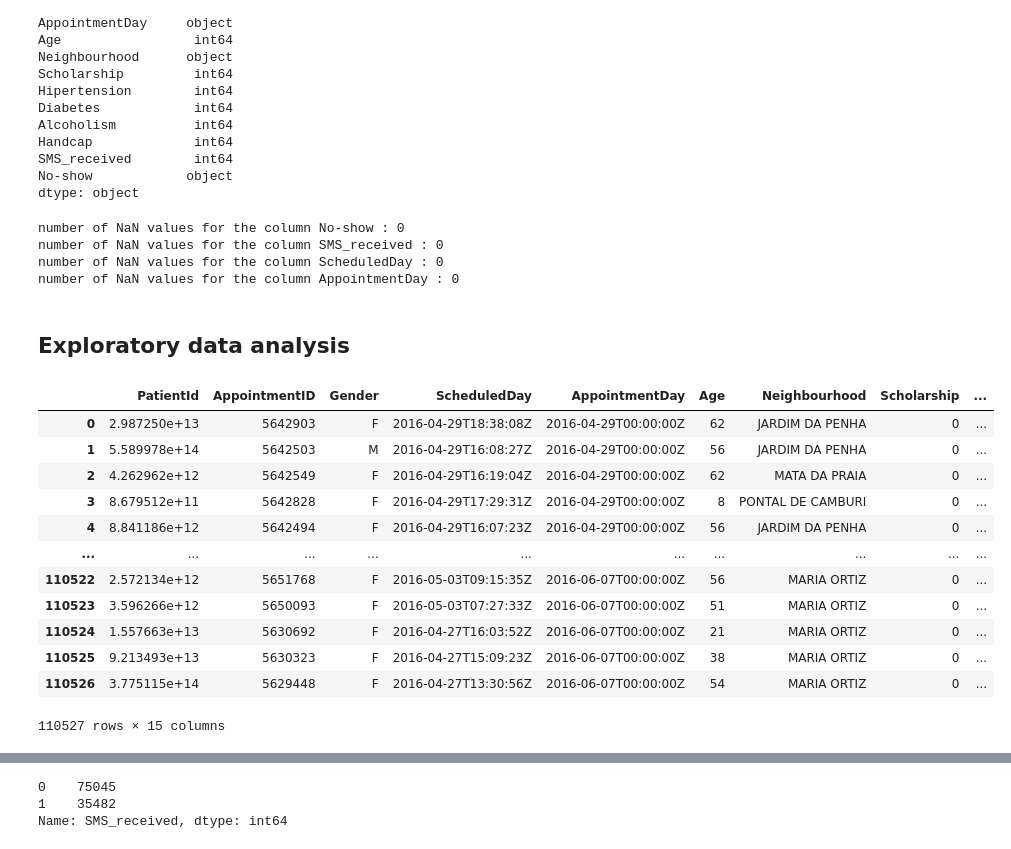
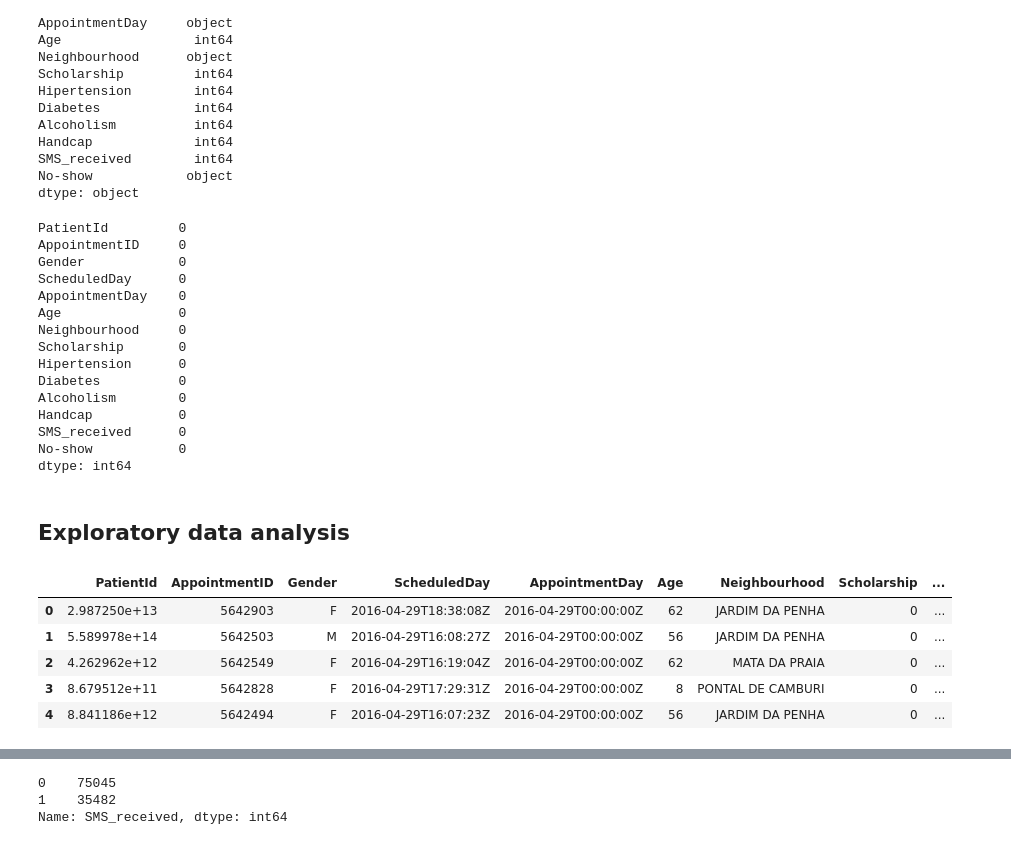
Before and after one commit to vy-phung/Data-analysis, a Jupyter notebook: No_Show_Medical_Appointment.ipynb, the cells around one changed output, grey strips where cells are left out. Saved outputs shown, nothing was run; the diff lists cells and outputs as text; code cells hidden in the pictures.

```diff
--- a/No_Show_Medical_Appointment.ipynb
+++ b/No_Show_Medical_Appointment.ipynb
@@ -85,40 +97,41 @@ Handcap             int64
 SMS_received        int64
 No-show            object
 dtype: object
-# %%
-print("number of NaN values for the column No-show :", noshow['No-show'].isnull().sum())
-print("number of NaN values for the column SMS_received :", noshow['SMS_received'].isnull().sum())
-print("number of NaN values for the column ScheduledDay :", noshow['ScheduledDay'].isnull().sum())
-print("number of NaN values for the column AppointmentDay :", noshow['AppointmentDay'].isnull().sum())
-# %% [output]
-number of NaN values for the column No-show : 0
-number of NaN values for the column SMS_received : 0
-number of NaN values for the column ScheduledDay : 0
-number of NaN values for the column AppointmentDay : 0
+# %%
+print(noshow.isnull().sum())
+# %% [output]
+PatientId         0
+AppointmentID     0
+Gender            0
+ScheduledDay      0
+AppointmentDay    0
+Age               0
+Neighbourhood     0
+Scholarship       0
+Hipertension      0
+Diabetes          0
+Alcoholism        0
+Handcap           0
+SMS_received      0
+No-show           0
+dtype: int64
 # %% [markdown]
 ## **Exploratory data analysis**
 # %%
 no_show = []
 for term in noshow['No-show']:
   if term == 'No':
     no_show.append('0')
   elif term == 'Yes':
     no_show.append('1')
 df = pd.Series(no_show, name='noshow')
 noshow = pd.concat([noshow, df], axis=1)
-noshow
+noshow.head()
 # %% [output]
 |  | PatientId | AppointmentID | Gender | ScheduledDay | AppointmentDay | Age | Neighbourhood | Scholarship | ... |
 | 0 | 2.987250e+13 | 5642903 | F | 2016-04-29T18:38:08Z | 2016-04-29T00:00:00Z | 62 | JARDIM DA PENHA | 0 | ... |
 | 1 | 5.589978e+14 | 5642503 | M | 2016-04-29T16:08:27Z | 2016-04-29T00:00:00Z | 56 | JARDIM DA PENHA | 0 | ... |
 | 2 | 4.262962e+12 | 5642549 | F | 2016-04-29T16:19:04Z | 2016-04-29T00:00:00Z | 62 | MATA DA PRAIA | 0 | ... |
 | 3 | 8.679512e+11 | 5642828 | F | 2016-04-29T17:29:31Z | 2016-04-29T00:00:00Z | 8 | PONTAL DE CAMBURI | 0 | ... |
 | 4 | 8.841186e+12 | 5642494 | F | 2016-04-29T16:07:23Z | 2016-04-29T00:00:00Z | 56 | JARDIM DA PENHA | 0 | ... |
-| ... | ... | ... | ... | ... | ... | ... | ... | ... | ... |
-| 110522 | 2.572134e+12 | 5651768 | F | 2016-05-03T09:15:35Z | 2016-06-07T00:00:00Z | 56 | MARIA ORTIZ | 0 | ... |
-| 110523 | 3.596266e+12 | 5650093 | F | 2016-05-03T07:27:33Z | 2016-06-07T00:00:00Z | 51 | MARIA ORTIZ | 0 | ... |
-| 110524 | 1.557663e+13 | 5630692 | F | 2016-04-27T16:03:52Z | 2016-06-07T00:00:00Z | 21 | MARIA ORTIZ | 0 | ... |
-| 110525 | 9.213493e+13 | 5630323 | F | 2016-04-27T15:09:23Z | 2016-06-07T00:00:00Z | 38 | MARIA ORTIZ | 0 | ... |
-| 110526 | 3.775115e+14 | 5629448 | F | 2016-04-27T13:30:56Z | 2016-06-07T00:00:00Z | 54 | MARIA ORTIZ | 0 | ... |
-110527 rows × 15 columns
 # %%
```
Also changed, not shown: parts of 62 cells of this notebook.
